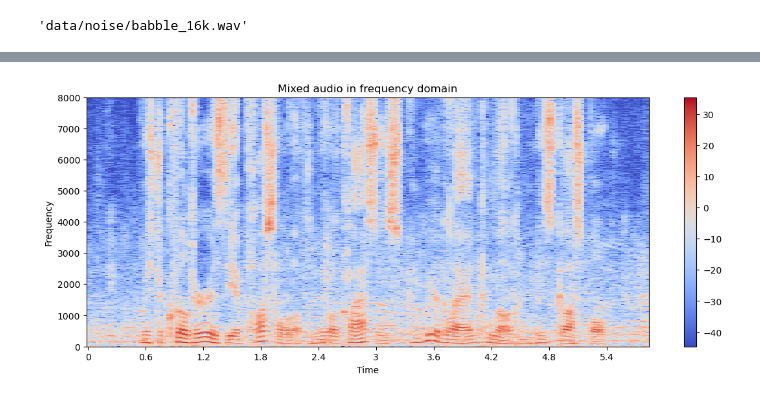
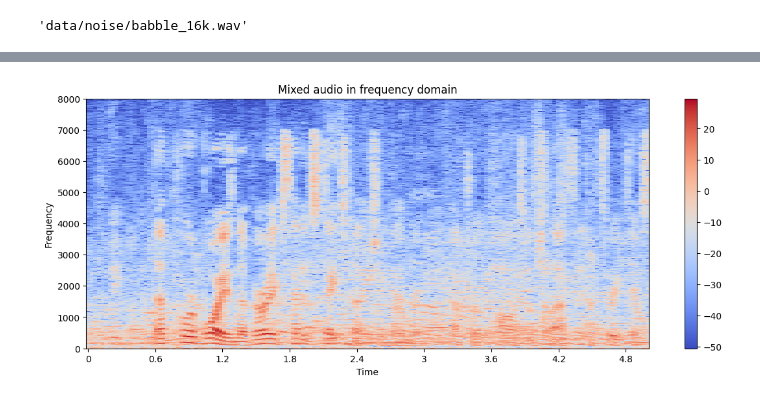
Before and after one commit to oussamarhouch/Projet-Audio, a Jupyter notebook: notebook.ipynb, the cells around one changed output, grey strips where cells are left out. Saved outputs shown, nothing was run; the diff lists cells and outputs as text; code cells hidden in the pictures.

```diff
--- a/notebook.ipynb
+++ b/notebook.ipynb
@@ -58,6 +75,8 @@ os.makedirs(denoising_folder, exist_ok=True)
 ### Clean audio data
 # %% [markdown]
 ##### Load clean audio data
+# %%
+target_duration = 5 # 5sec
 # %%
 # Get the list of clean files
 clean_path = []
@@ -69,6 +88,12 @@ for folder in os.listdir(clean_folder):
                 if file.endswith(".flac"):
                     file_path = os.path.join(root, file)
                     clean_path.append(file_path)
-# %%
-# load clean data
-s, s_rate = librosa.load(clean_path[0], sr=16000)
+# %%
+clean_data = []
+for clean_file in clean_path[:20]:
+    s, sr = librosa.load(clean_file, sr=16000)
+    target_length = target_duration * sr
+    s = librosa.util.fix_length(s, size = target_length)
+    clean_data.append(s)
+
+len(clean_data)
@@ -117,7 +146,10 @@ noise_file
 'data/noise/babble_16k.wav'
 # %%
 # load noise data
-u, u_rate = librosa.load(noise_file, sr=16000)
+u, ur = librosa.load(noise_file, sr=16000)
+
+target_length = target_duration * ur
+u = librosa.util.fix_length(u, size = target_length)
 # %%
 # Plot the noise audio
 plt.figure(figsize=(14, 5))
@@ -177,14 +209,14 @@ x_stft_db = librosa.amplitude_to_db(abs(x_stft))
 # %%
 # plot the noisy audio in frequency domain
 plt.figure(figsize=(14, 5))
-librosa.display.specshow(x_stft_db, sr=s_rate, x_axis="time", y_axis="hz")
+librosa.display.specshow(x_stft_db, sr=sr, x_axis="time", y_axis="hz")
 plt.title("Mixed audio in frequency domain")
 plt.xlabel("Time")
 plt.ylabel("Frequency")
 plt.colorbar()
 plt.show()
 # %% [output]
-[figure, old version]
+[figure, new version]
 # %%
 s_stft_10s = []
 x_stft_10s = []
```
Also changed, not shown: parts of 40 cells of this notebook.
